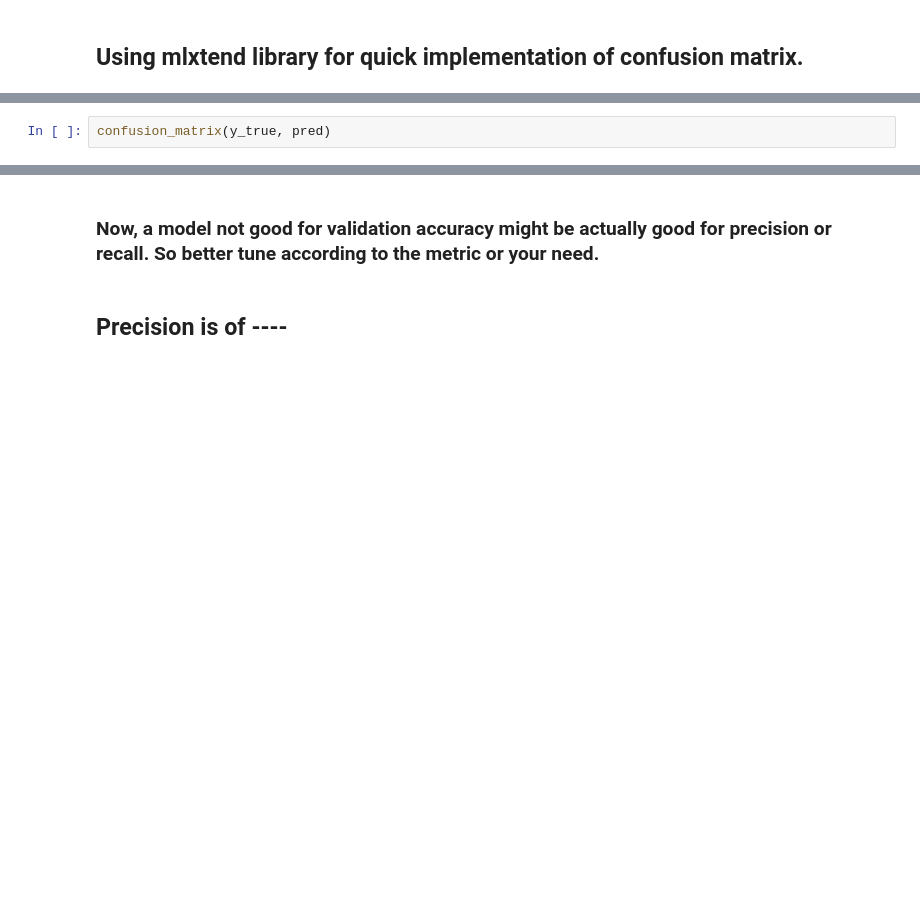
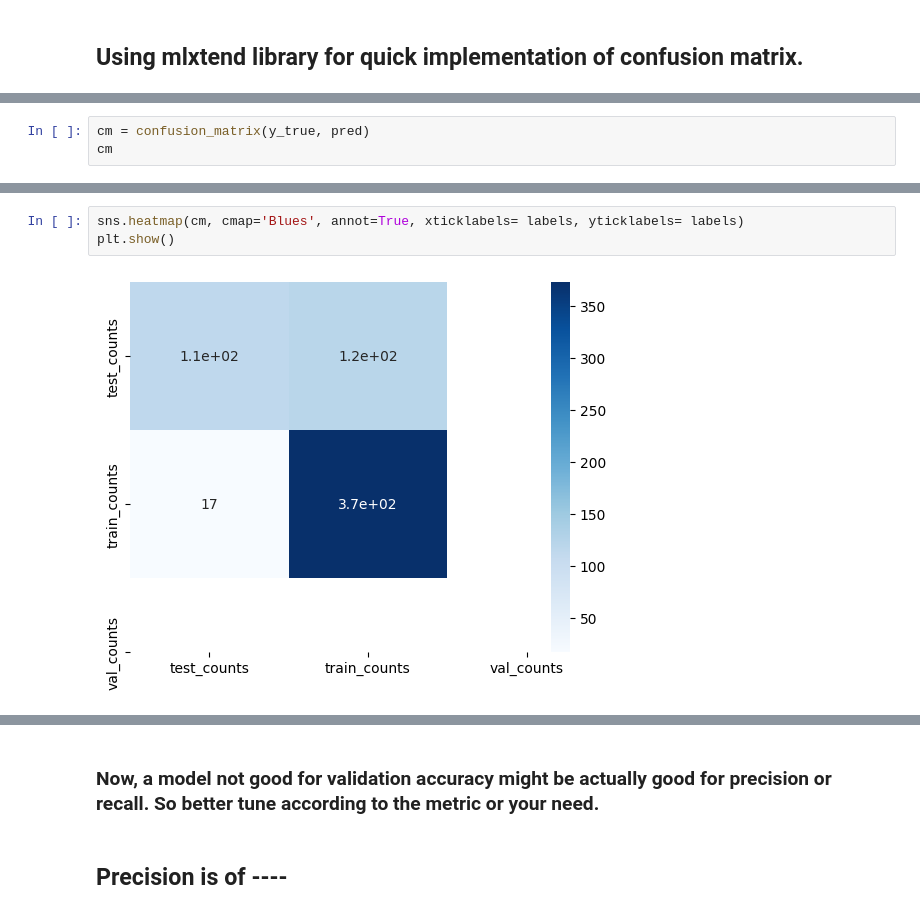
Before and after one commit to Rabinn18/pneumonia-detection, a Jupyter notebook: Untitled.ipynb, the cells around one changed output, grey strips where cells are left out. Cells and saved outputs as stored; diff of their text form; blank space fills up the shorter version.

```diff
--- a/Untitled.ipynb
+++ b/Untitled.ipynb
@@ -402,3 +401,4 @@ plt.show()
 # %%
-confusion_matrix(y_true, pred)
+cm = confusion_matrix(y_true, pred)
+cm
 # %% [output]
@@ -406,0 +418,5 @@ array([[135,  99],
+# %%
+sns.heatmap(cm, cmap='Blues', annot=True, xticklabels= labels, yticklabels= labels)
+plt.show()
+# %% [output]
+[figure, added]
```
Also changed, not shown: parts of 26 cells of this notebook, 11 other files.
